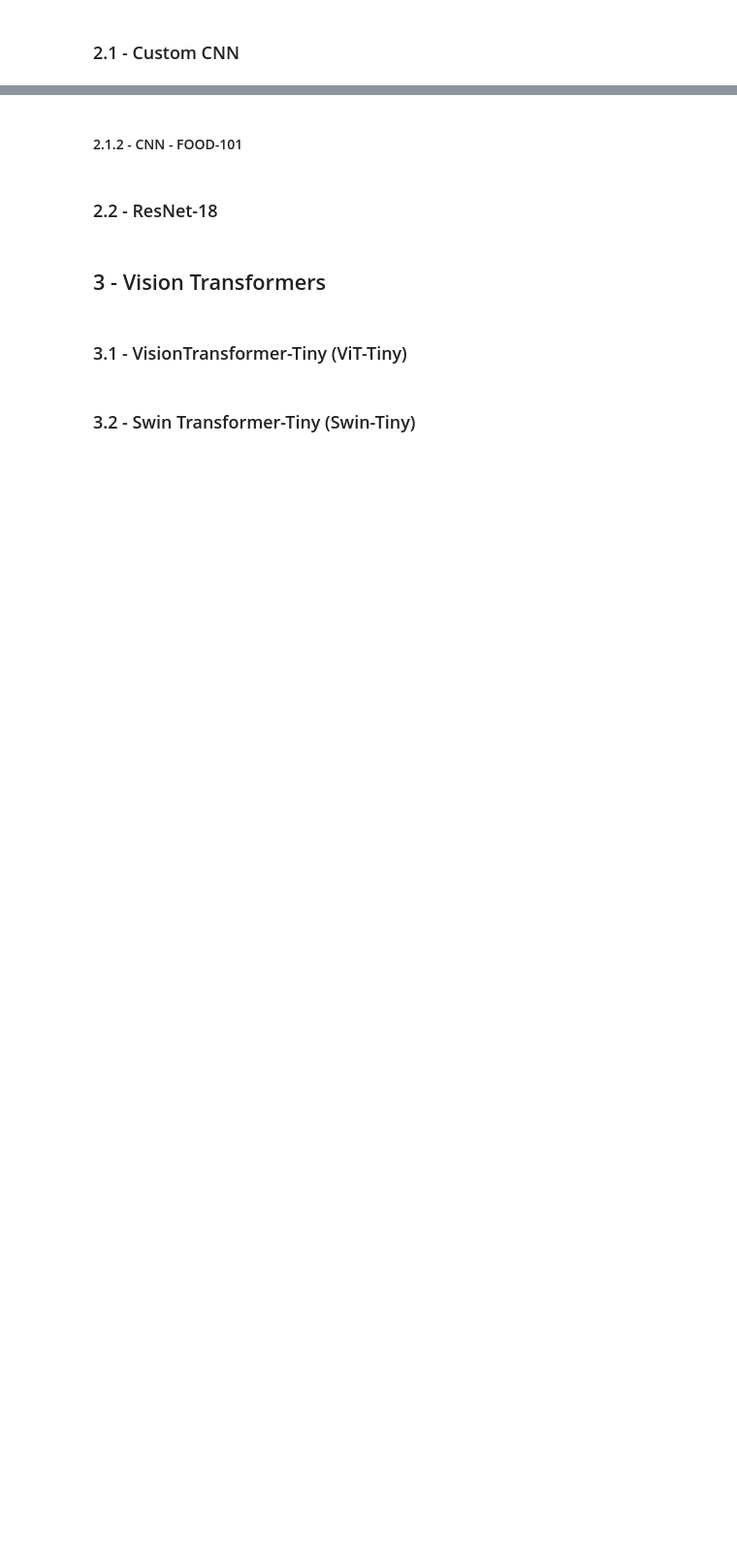
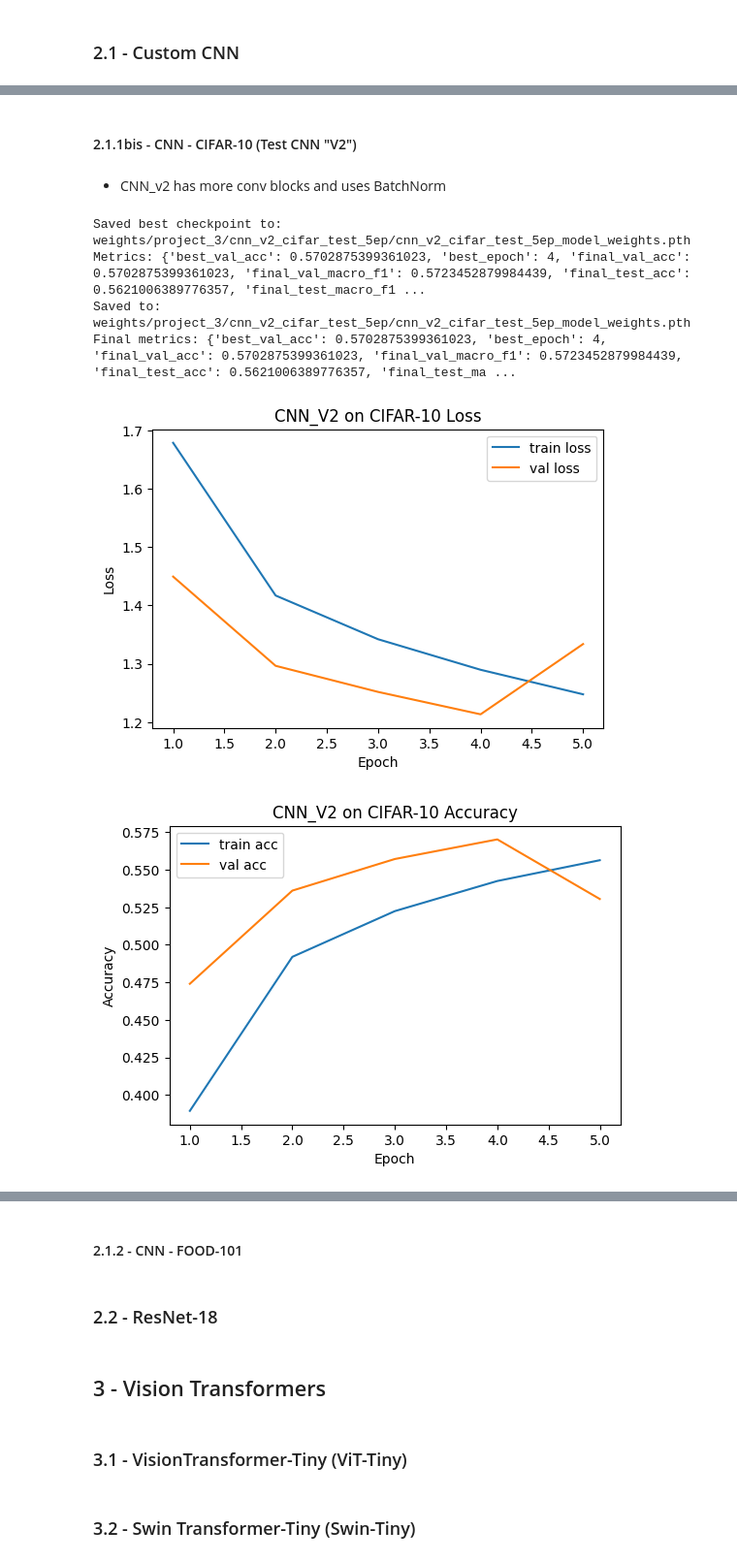
Before and after one commit to selim-ba/insa-hddl-group10, a Jupyter notebook: demo_project_3.ipynb, the cells around one changed output, grey strips where cells are left out. Shown at 97% size. Cells and saved outputs as stored; diff of their text form; code cells hidden in the pictures; blank space fills up the shorter version.

```diff
--- a/demo_project_3.ipynb
+++ b/demo_project_3.ipynb
@@ -380,0 +424,44 @@ Confusion matrix shape: (10, 10)
+# %% [markdown]
+#### 2.1.1bis - CNN - CIFAR-10 (Test CNN "V2")
+# %% [markdown]
+- CNN_v2 has more conv blocks and uses BatchNorm
+# %%
+MODEL_NAME = "cnn_v2_cifar_test"
+if TRAIN_CNN_V2_CIFAR:
+    # Training
+    cifar_num_classes = len(cifar_class_names)
+    model_cnn_cifar = Custom_CNN_v2(num_classes=cifar_num_classes).to(device)
+
+    model_cnn_cifar, history, metrics, saved_path = train_model(
+        model=model_cnn_cifar,
+        train_loader=cifar_loaders["train"],
+        val_loader=cifar_loaders["val"],
+        test_loader=cifar_loaders["test"],
+        epochs=5,
+        lr=3e-4,
+        device=device,
+        save_folder_name=f"{MODEL_NAME}",
+    )
+
+    print("Saved to:", saved_path)
+    print("Final metrics:", metrics)
+    plot_history(history, title="CNN_V2 on CIFAR-10")
+
+else:
+    print(device)
+    ckpt_path = f"weights/project_3/{MODEL_NAME}/{MODEL_NAME}_model_weights.pth"
+    ckpt = torch.load(ckpt_path, map_location=device)
+
+    cifar_num_classes = len(cifar_class_names)
+    model_cnn_cifar = Custom_CNN_v2(num_classes=cifar_num_classes).to(device)
+    model_cnn_cifar.load_state_dict(ckpt["model_state_dict"])
+    print("Loaded checkpoint keys:", ckpt.keys())
+    if "metrics" in ckpt:
+        print("Saved metrics:", ckpt["metrics"])
+# %% [output]
+Saved best checkpoint to: weights/project_3/cnn_v2_cifar_test_5ep/cnn_v2_cifar_test_5ep_model_weights.pth
+Metrics: {'best_val_acc': 0.5702875399361023, 'best_epoch': 4, 'final_val_acc': 0.5702875399361023, 'final_val_macro_f1': 0.5723452879984439, 'final_test_acc': 0.5621006389776357, 'final_test_macro_f1 ...
+Saved to: weights/project_3/cnn_v2_cifar_test_5ep/cnn_v2_cifar_test_5ep_model_weights.pth
+Final metrics: {'best_val_acc': 0.5702875399361023, 'best_epoch': 4, 'final_val_acc': 0.5702875399361023, 'final_val_macro_f1': 0.5723452879984439, 'final_test_acc': 0.5621006389776357, 'final_test_ma ...
+[figure, added]
+[figure, added]
```
Also changed, not shown: parts of 13 cells of this notebook, 3 other files.
